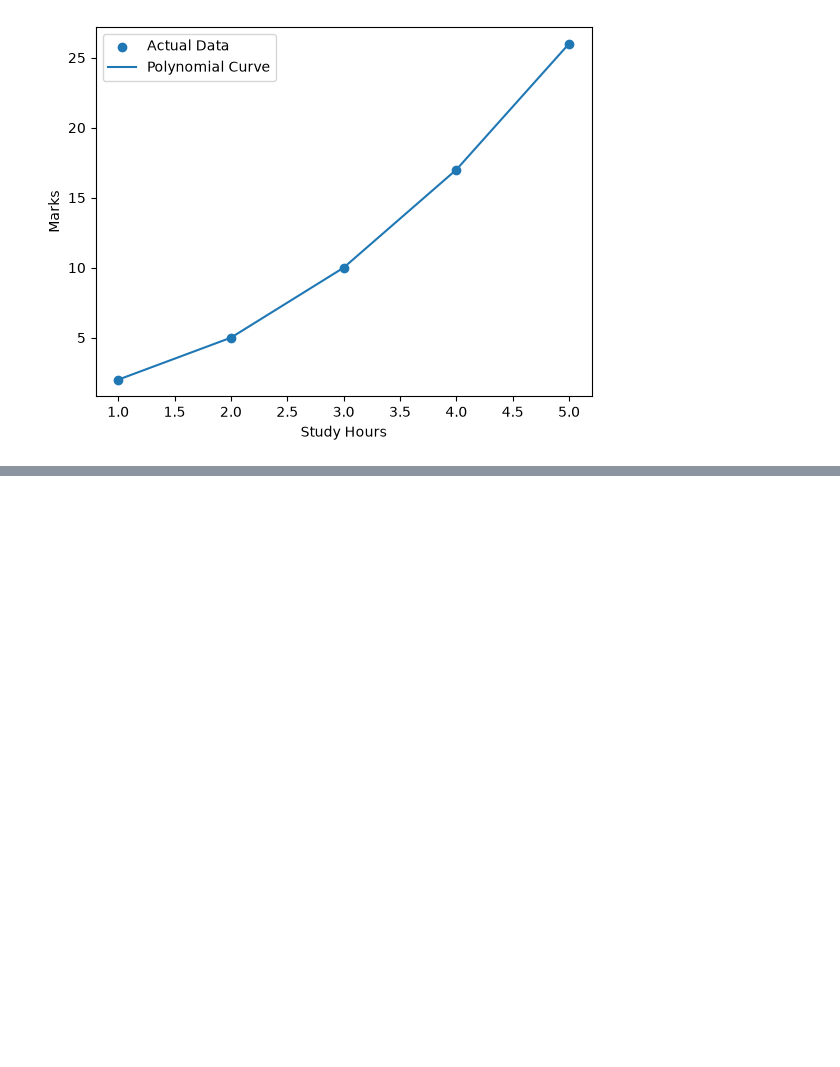
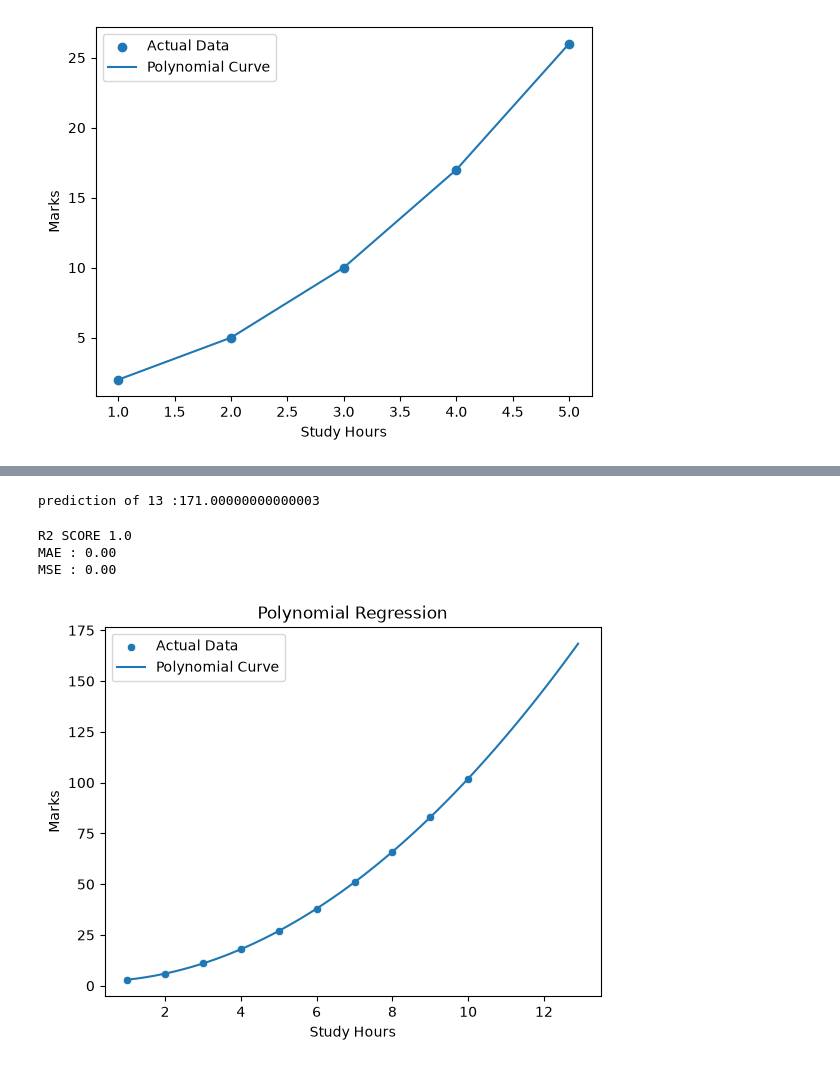
Before and after one commit to ArulprasathD/data-science, a Jupyter notebook: ML/Regression/polynomial-regression.ipynb, the cells around one changed output, grey strips where cells are left out. Cells and saved outputs as stored; diff of their text form; code cells hidden in the pictures; blank space fills up the shorter version.

Commit message:
polynomial regression

```diff
--- a/ML/Regression/polynomial-regression.ipynb
+++ b/ML/Regression/polynomial-regression.ipynb
@@ -53,0 +121,5 @@ Predicted Marks: 37.00
+# %%
+poly = PolynomialFeatures()
+# %%
+X_train_poly = poly.fit_transform(X_train)
+X_test_poly = poly.transform(X_test)
@@ -53,0 +128,2 @@ Predicted Marks: 37.00
+# %%
+lm = LinearRegression()
@@ -53,0 +132,2 @@ Predicted Marks: 37.00
+# %%
+lm.fit(X_train_poly,y_train);
@@ -53,0 +138,46 @@ Predicted Marks: 37.00
+# %%
+new_pred = lm.predict(poly.transform([[13]]))
+
+print(f"prediction of 13 :{new_pred[0]}")
+# %% [output]
+prediction of 13 :171.00000000000003
+# %%
+print("R2 SCORE",r2_score(y_test,y_pred))
+print(f"MAE : {mean_absolute_error(y_test,y_pred):.2f}")
+print(f"MSE : {mean_squared_error(y_test,y_pred):.2f}")
+# %% [output]
+R2 SCORE 1.0
+MAE : 0.00
+MSE : 0.00
+# %%
+import matplotlib.pyplot as plt
+import seaborn as sns
+import numpy as np
+
+# Original data
+sns.scatterplot(
+    x=X.flatten(),
+    y=y,
+    label="Actual Data"
+)
+
+# Smooth curve
+X_curve = np.arange(1, 13, 0.1).reshape(-1, 1)
+
+y_curve = lm.predict(
+    poly.transform(X_curve)
+)
+
+plt.plot(
+    X_curve,
+    y_curve,
+    label="Polynomial Curve"
+)
+
+plt.xlabel("Study Hours")
+plt.ylabel("Marks")
+plt.title("Polynomial Regression")
+plt.legend()
+plt.show()
+# %% [output]
+[figure, added]
```
Also changed, not shown: parts of 10 cells of this notebook.
